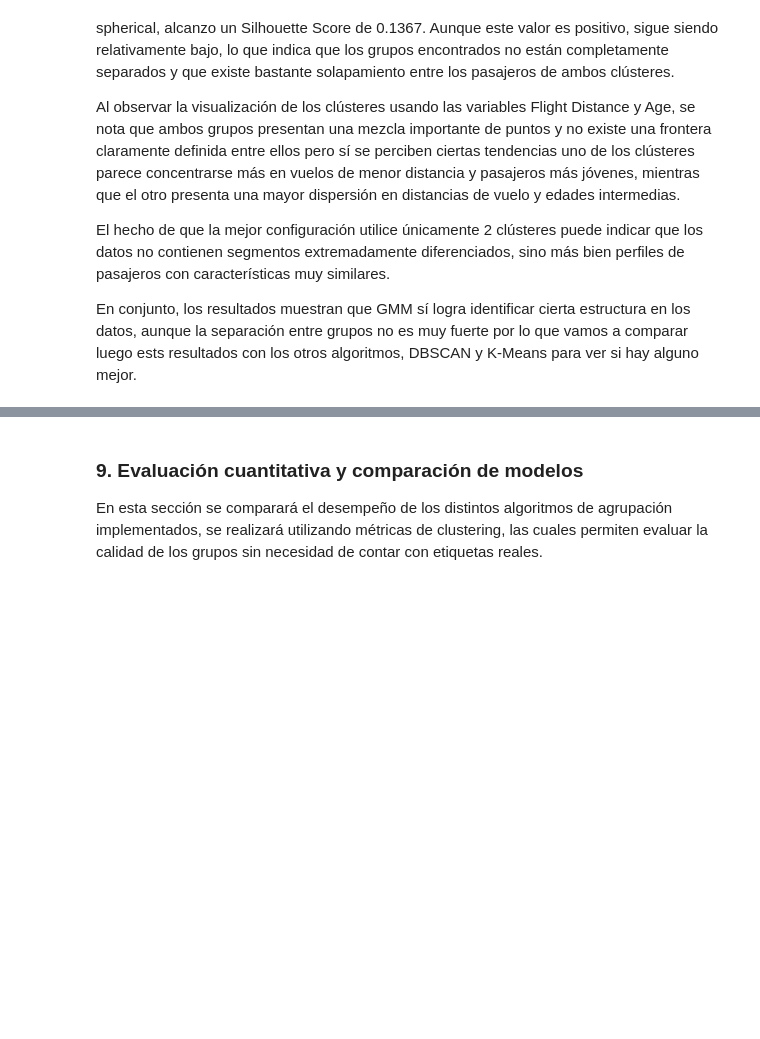
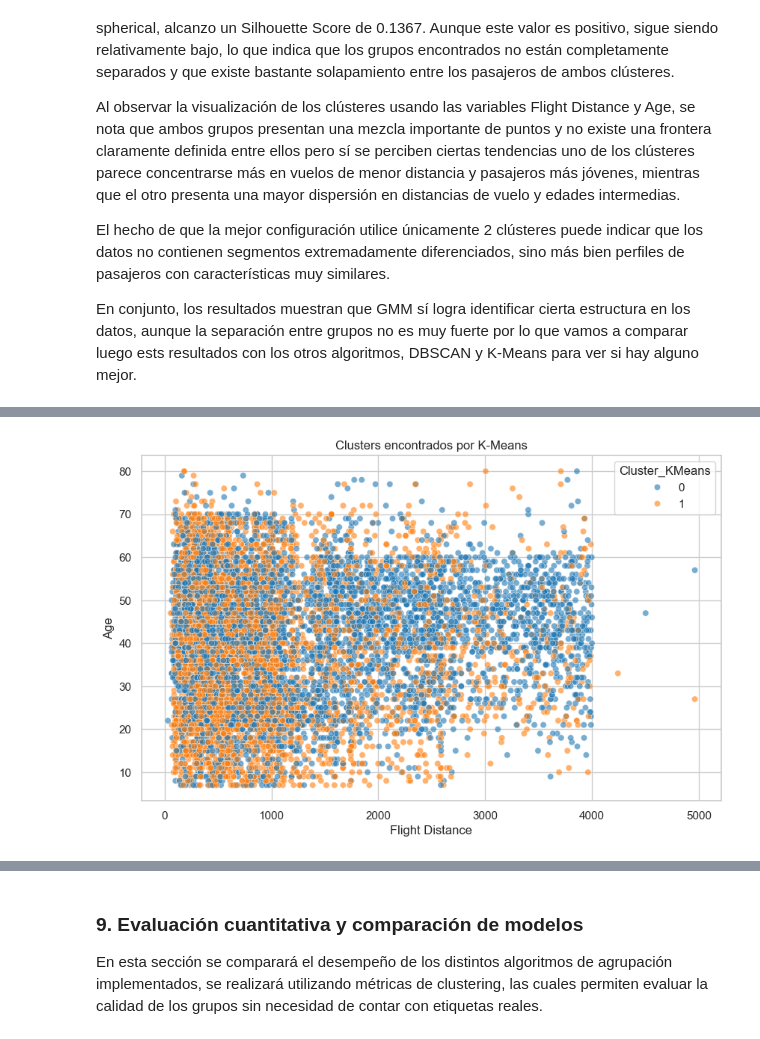
Before and after one commit to lfelipesales/Laboratorios-AprendizajeDeMaquina, a Jupyter notebook: LAB4/Laboratorio4.ipynb, the cells around one changed output, grey strips where cells are left out. Cells and saved outputs as stored; diff of their text form; code cells hidden in the pictures; blank space fills up the shorter version.

```diff
--- a/LAB4/Laboratorio4.ipynb
+++ b/LAB4/Laboratorio4.ipynb
@@ -426,0 +730,17 @@ En conjunto, los resultados muestran que GMM sí logra identificar cierta estruc
+# %%
+mejor_k_kmeans = int(resultados_kmeans_df.iloc[0]["n_clusters"])
+
+print("Mejor número de clusters (K-Means):", mejor_k_kmeans)
+
+best_kmeans = KMeans(
+    n_clusters=mejor_k_kmeans,
+    n_init=10,
+    max_iter=300,
+    random_state=42
+)
+
+kmeans_clusters = best_kmeans.fit_predict(X_preprocesado)
+
+silhouette_kmeans = silhouette_score(X_preprocesado, kmeans_clusters)
+
+print("Silhouette Score K-Means:", round(silhouette_kmeans, 4))
@@ -426,0 +750,9 @@ En conjunto, los resultados muestran que GMM sí logra identificar cierta estruc
+# %%
+df_kmeans = df.copy()
+
+df_kmeans["Cluster_KMeans"] = kmeans_clusters
+
+print("Distribución de clusters:")
+print(df_kmeans["Cluster_KMeans"].value_counts())
+
+display(df_kmeans.head())
@@ -426,0 +772,16 @@ En conjunto, los resultados muestran que GMM sí logra identificar cierta estruc
+# %%
+plt.figure(figsize=(10, 6))
+
+sns.scatterplot(
+    data=df_kmeans,
+    x="Flight Distance",
+    y="Age",
+    hue="Cluster_KMeans",
+    palette="tab10",
+    alpha=0.6
+)
+
+plt.title("Clusters encontrados por K-Means")
+plt.show()
+# %% [output]
+[figure, added]
```
Also changed, not shown: parts of 29 cells of this notebook.
